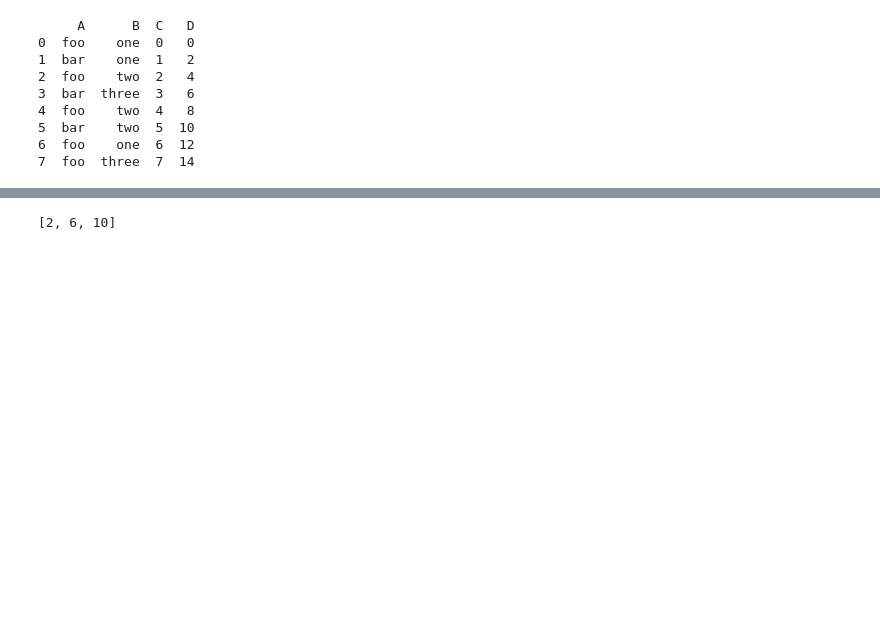
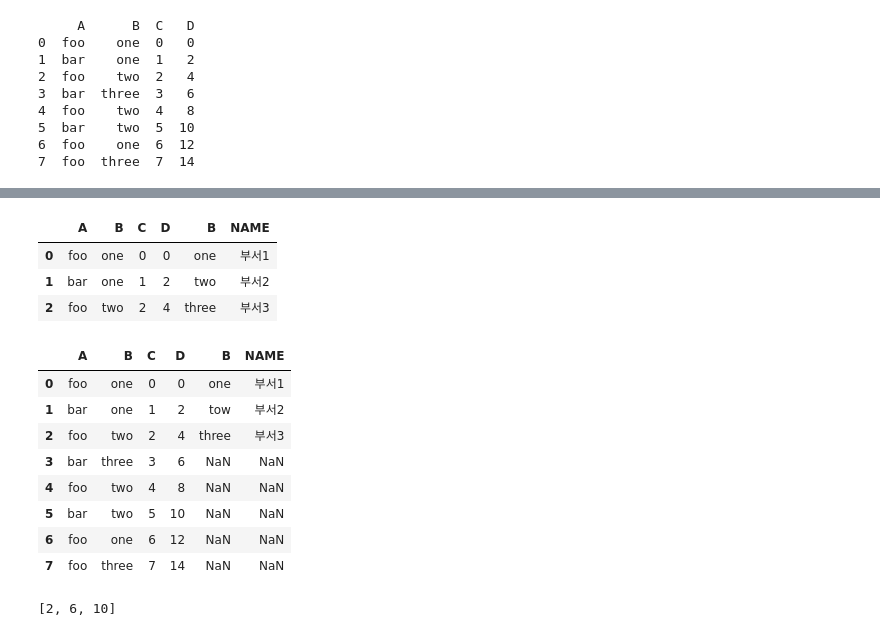
Before and after one commit to primekjt/JupyterFolder, a Jupyter notebook: Untitled1.ipynb, the cells around one changed output, grey strips where cells are left out. Cells and saved outputs as stored; diff of their text form; code cells hidden in the pictures; blank space fills up the shorter version.

```diff
--- a/Untitled1.ipynb
+++ b/Untitled1.ipynb
@@ -57,0 +29,2 @@ pandas.core.frame.DataFrame
+# %%
+dept = pd.DataFrame({'B':['one', 'two', 'three'], 'NAME':['부서1', '부서2', '부서3']})
@@ -58,3 +50,22 @@ pandas.core.frame.DataFrame
+# %%
+pd.concat([df, dept], axis=1, join='inner')
+# %% [output]
+|  | A | B | C | D | B | NAME |
+| 0 | foo | one | 0 | 0 | one | 부서1 |
+| 1 | bar | one | 1 | 2 | two | 부서2 |
+| 2 | foo | two | 2 | 4 | three | 부서3 |
+# %%
+pd.concat([df, dept], axis=1, join='outer')
+# %% [output]
+|  | A | B | C | D | B | NAME |
+| 0 | foo | one | 0 | 0 | one | 부서1 |
+| 1 | bar | one | 1 | 2 | tow | 부서2 |
+| 2 | foo | two | 2 | 4 | three | 부서3 |
+| 3 | bar | three | 3 | 6 | NaN | NaN |
+| 4 | foo | two | 4 | 8 | NaN | NaN |
+| 5 | bar | two | 5 | 10 | NaN | NaN |
+| 6 | foo | one | 6 | 12 | NaN | NaN |
+| 7 | foo | three | 7 | 14 | NaN | NaN |
 # %%
 ns = [1, 2, 3, 4, 5]
 result = []
```
Also changed, not shown: parts of 7 cells of this notebook, 1 other file.
